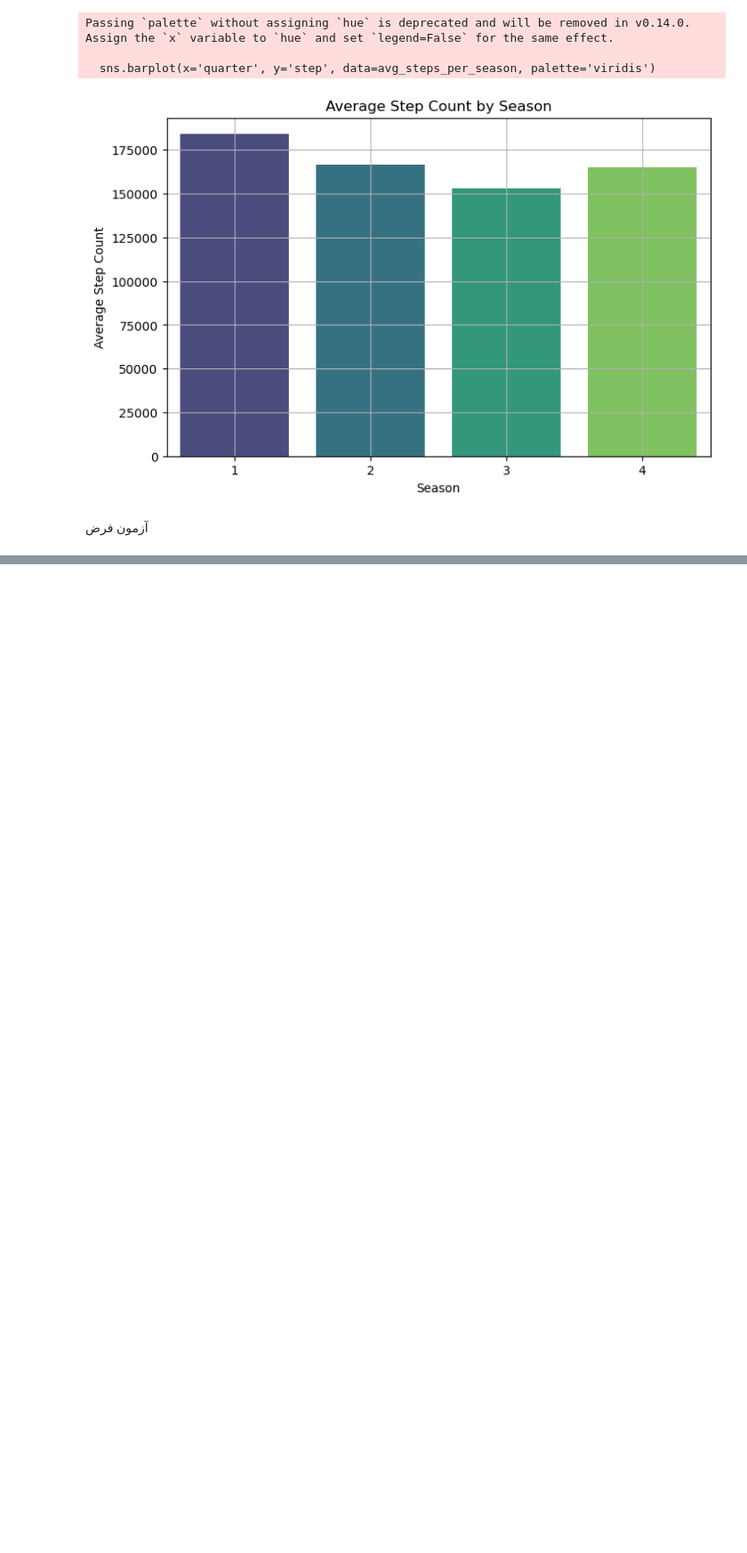
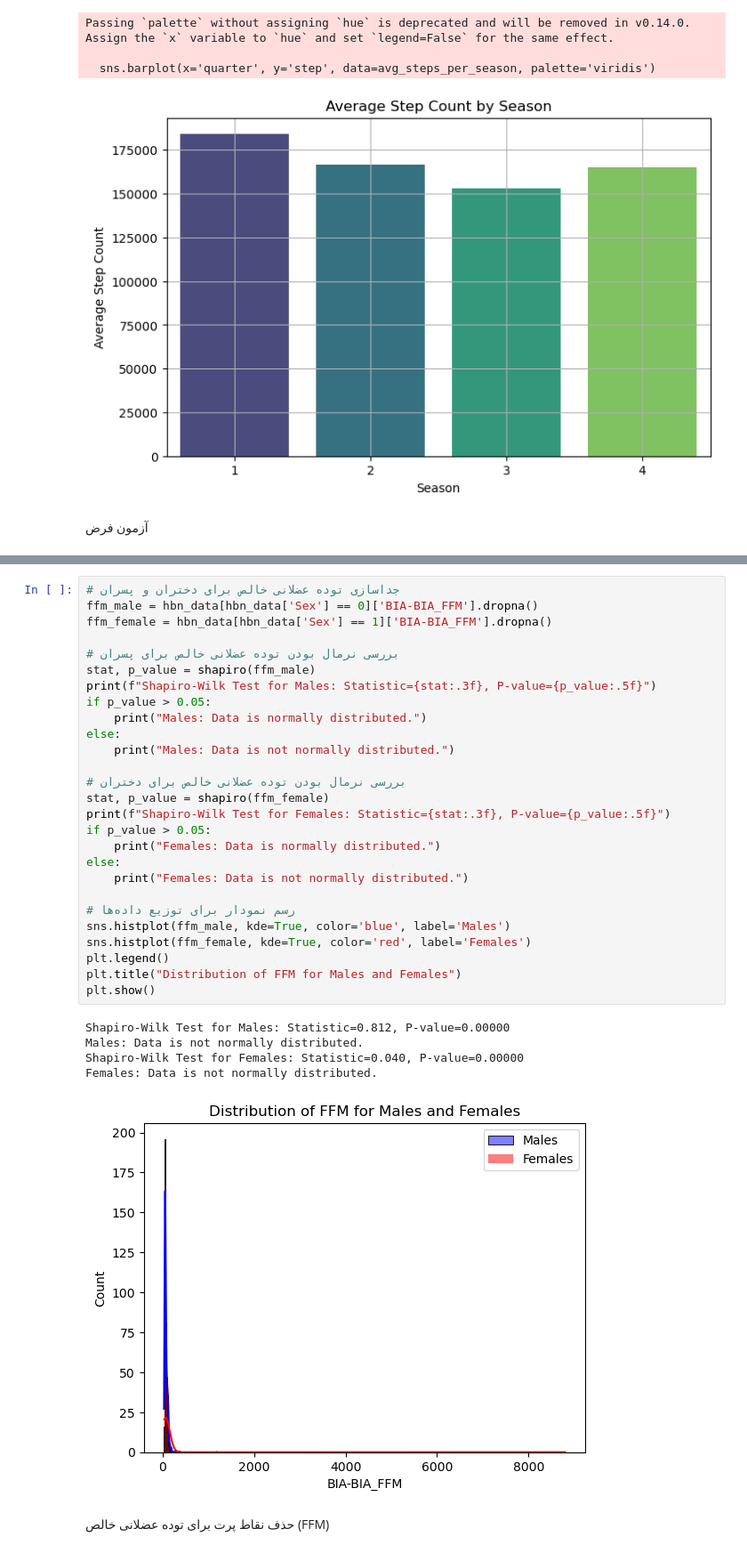
Before and after one commit to Javad1942/Group-2-QBC8, a Jupyter notebook: Stats_Analysis_Structured.ipynb, the cells around one changed output, grey strips where cells are left out. Shown at 89% size. Cells and saved outputs as stored; diff of their text form; blank space fills up the shorter version.

```diff
--- a/Stats_Analysis_Structured.ipynb
+++ b/Stats_Analysis_Structured.ipynb
@@ -447,0 +583,35 @@ Fail to reject H₀: There is no significant difference in BMR between the two g
+# %%
+# جداسازی توده عضلانی خالص برای دختران و پسران
+ffm_male = hbn_data[hbn_data['Sex'] == 0]['BIA-BIA_FFM'].dropna()
+ffm_female = hbn_data[hbn_data['Sex'] == 1]['BIA-BIA_FFM'].dropna()
+
+# بررسی نرمال بودن توده عضلانی خالص برای پسران
+stat, p_value = shapiro(ffm_male)
+print(f"Shapiro-Wilk Test for Males: Statistic={stat:.3f}, P-value={p_value:.5f}")
+if p_value > 0.05:
+    print("Males: Data is normally distributed.")
+else:
+    print("Males: Data is not normally distributed.")
+
+# بررسی نرمال بودن توده عضلانی خالص برای دختران
+stat, p_value = shapiro(ffm_female)
+print(f"Shapiro-Wilk Test for Females: Statistic={stat:.3f}, P-value={p_value:.5f}")
+if p_value > 0.05:
+    print("Females: Data is normally distributed.")
+else:
+    print("Females: Data is not normally distributed.")
+
+# رسم نمودار برای توزیع داده‌ها
+sns.histplot(ffm_male, kde=True, color='blue', label='Males')
+sns.histplot(ffm_female, kde=True, color='red', label='Females')
+plt.legend()
+plt.title("Distribution of FFM for Males and Females")
+plt.show()
+# %% [output]
+Shapiro-Wilk Test for Males: Statistic=0.812, P-value=0.00000
+Males: Data is not normally distributed.
+Shapiro-Wilk Test for Females: Statistic=0.040, P-value=0.00000
+Females: Data is not normally distributed.
+[figure, added]
+# %% [markdown]
+حذف نقاط پرت برای توده عضلانی خالص (FFM)
```
Also changed, not shown: parts of 51 cells of this notebook.
